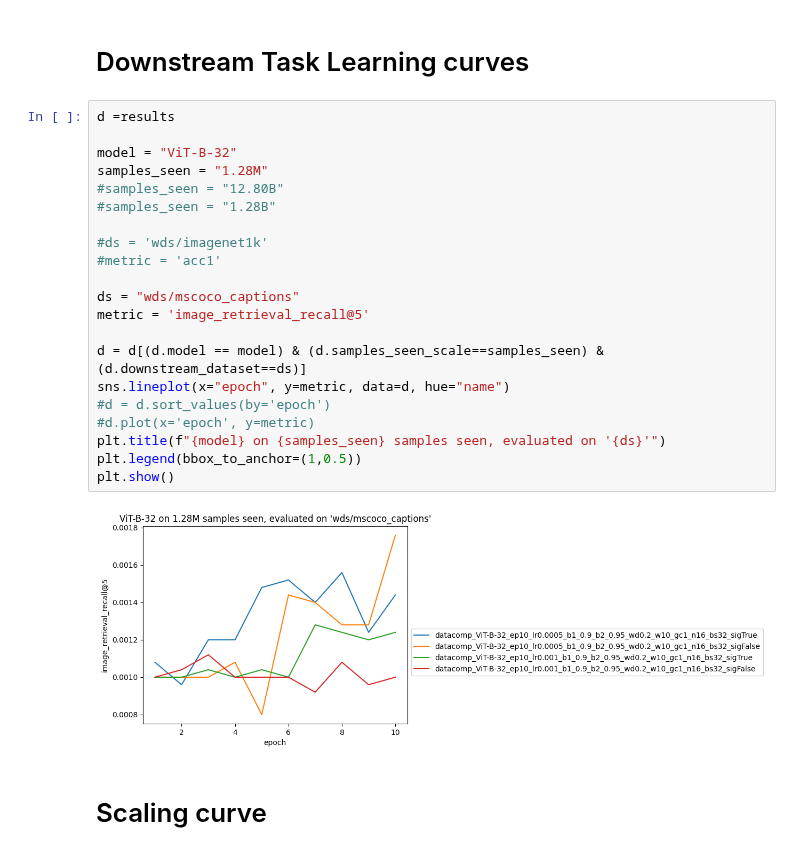
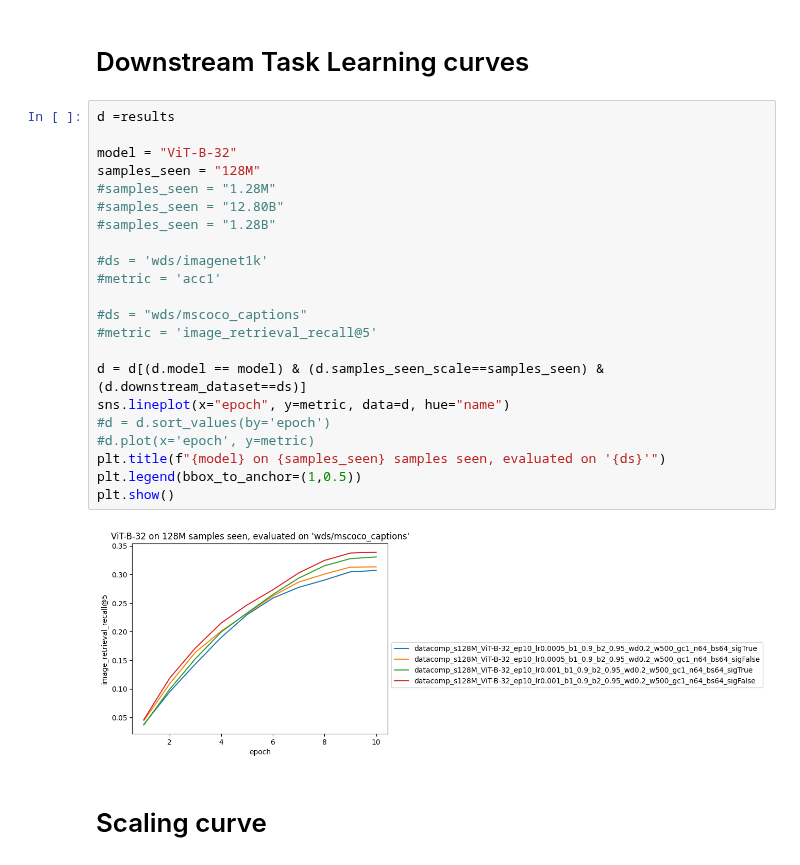
Before and after one commit to SLAMPAI/open_clip_scaling, a Jupyter notebook: results.ipynb, the cells around one changed output. Cells and saved outputs as stored; diff of their text form.

```diff
--- a/results.ipynb
+++ b/results.ipynb
@@ -77,26 +93,27 @@ d[['model', 'samples_seen_scale', 'downstream_dataset', metric , "lr", "gflops_t
 # %%
 d =results
 
 model = "ViT-B-32"
-samples_seen = "1.28M"
+samples_seen = "128M"
+#samples_seen = "1.28M"
 #samples_seen = "12.80B"
 #samples_seen = "1.28B"
 
 #ds = 'wds/imagenet1k'
 #metric = 'acc1'
 
-ds = "wds/mscoco_captions"
-metric = 'image_retrieval_recall@5'
+#ds = "wds/mscoco_captions"
+#metric = 'image_retrieval_recall@5'
 
 d = d[(d.model == model) & (d.samples_seen_scale==samples_seen) & (d.downstream_dataset==ds)]
 sns.lineplot(x="epoch", y=metric, data=d, hue="name")
 #d = d.sort_values(by='epoch')
 #d.plot(x='epoch', y=metric)
 plt.title(f"{model} on {samples_seen} samples seen, evaluated on '{ds}'")
 plt.legend(bbox_to_anchor=(1,0.5))
 plt.show()
 # %% [output]
-[figure, old version]
+[figure, new version]
 # %% [markdown]
 # Scaling curve
 # %%
```
Also changed, not shown: parts of 4 cells of this notebook.
